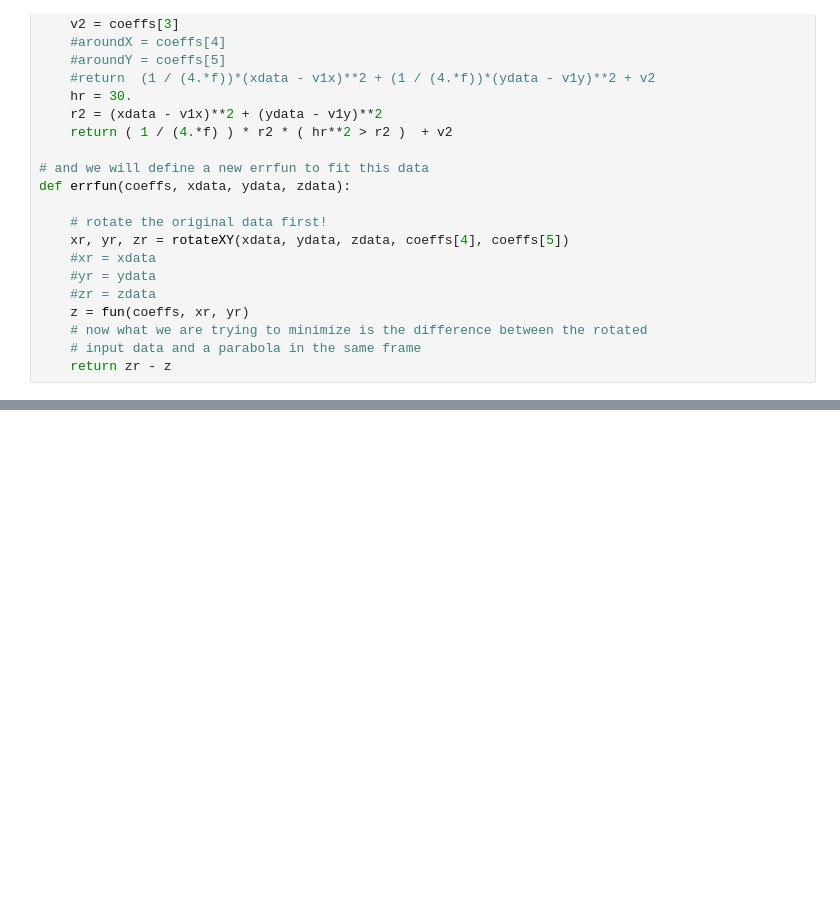
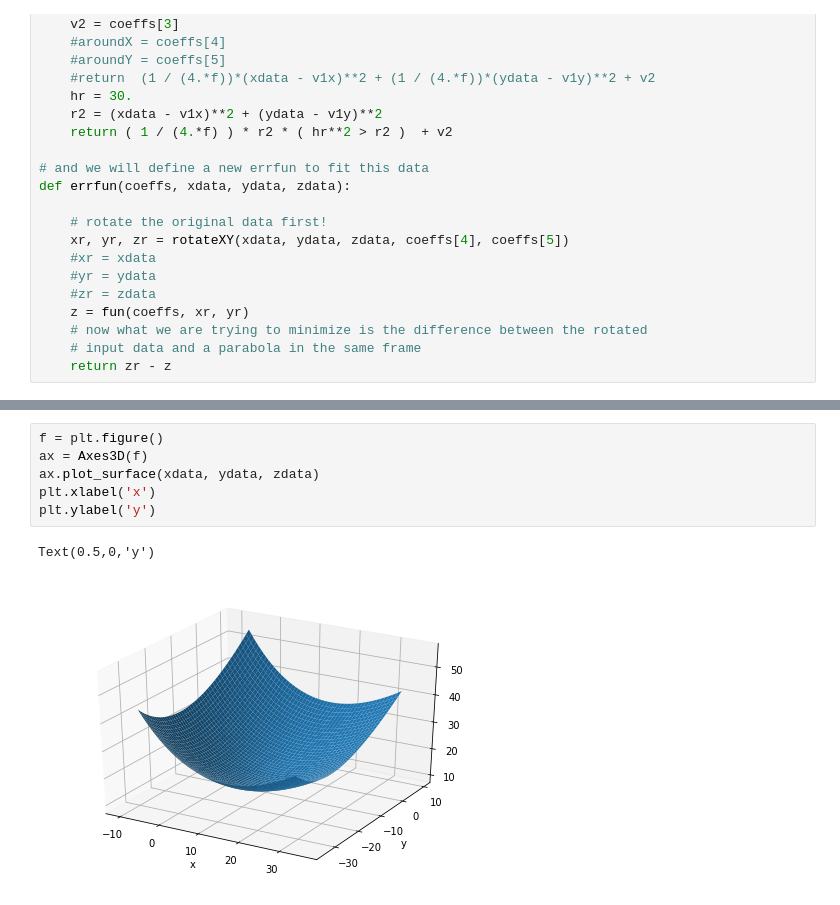
Before and after one commit to GreenBankObservatory/lassi-analysis, a Jupyter notebook: Andrews Parabolas.ipynb, the cells around one changed output, grey strips where cells are left out. Cells and saved outputs as stored; diff of their text form; blank space fills up the shorter version.

```diff
--- a/Andrews Parabolas.ipynb
+++ b/Andrews Parabolas.ipynb
@@ -76,0 +108,9 @@ True `xtol` termination condition is satisfied. 7
+# %%
+f = plt.figure()
+ax = Axes3D(f)
+ax.plot_surface(xdata, ydata, zdata)
+plt.xlabel('x')
+plt.ylabel('y')
+# %% [output]
+Text(0.5,0,'y')
+[figure, added]
```
Also changed, not shown: parts of 8 cells of this notebook, 2 other files.
